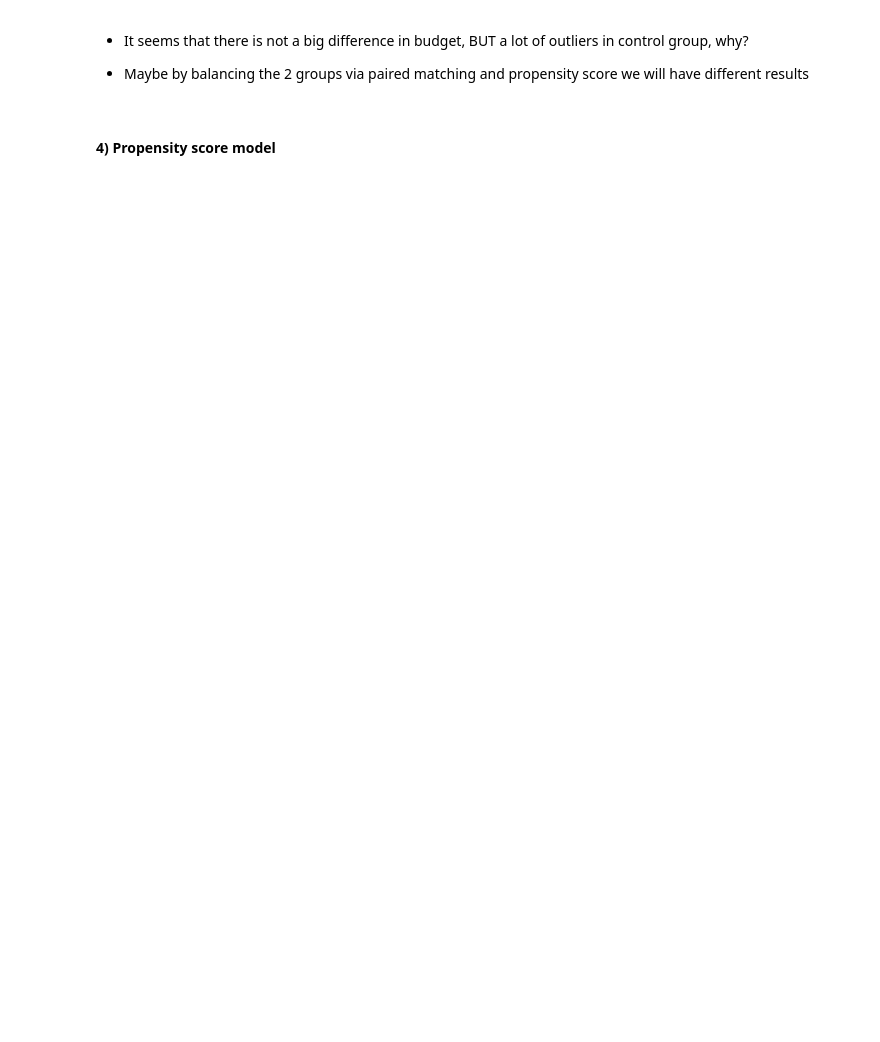
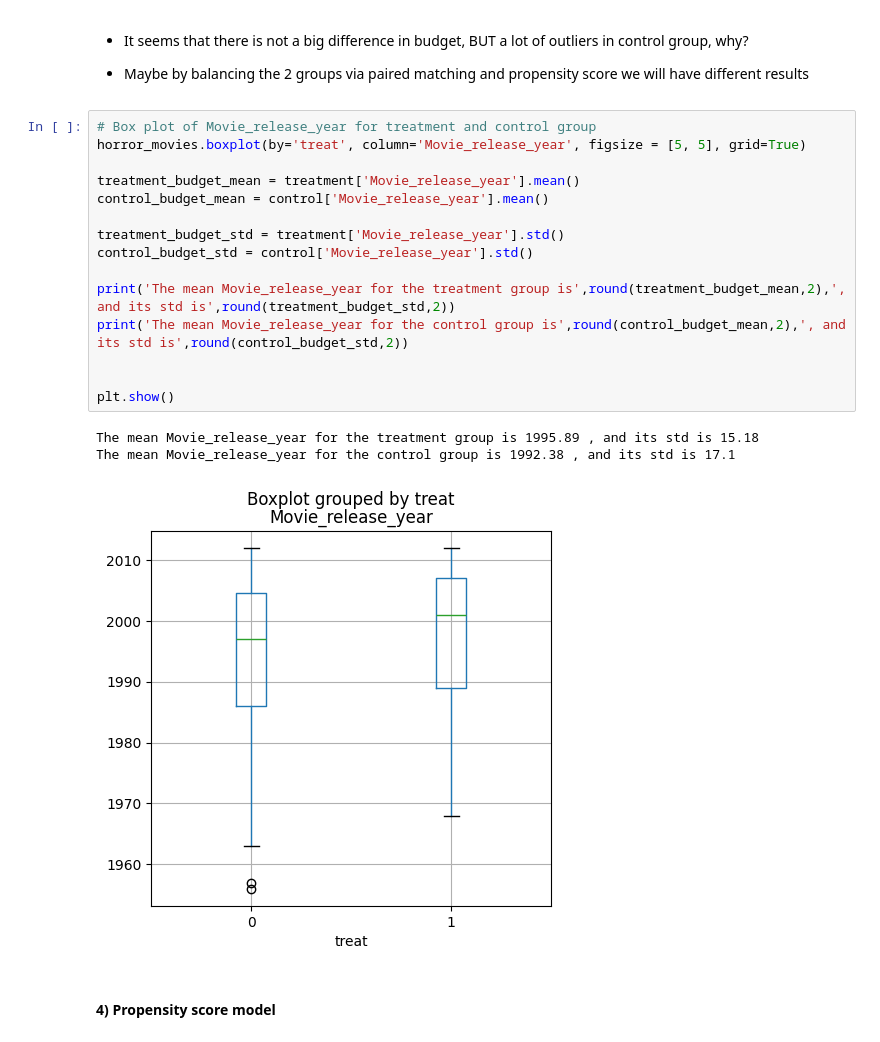
Before and after one commit to epfl-ada/ada-2023-project-dat4k, a Jupyter notebook: test_paired_matching.ipynb, the cells around one changed output. Saved outputs shown, nothing was run; the diff lists cells and outputs as text; blank space fills up the shorter version.

```diff
--- a/test_paired_matching.ipynb
+++ b/test_paired_matching.ipynb
@@ -599,6 +630,25 @@ The mean budget for the control group is 15739766.4 , and its std is 24467298.59
 * It seems that there is not a big difference in budget, BUT a lot of outliers in control group, why?
 
 * Maybe by balancing the 2 groups via paired matching and propensity score we will have different results
+# %%
+# Box plot of Movie_release_year for treatment and control group
+horror_movies.boxplot(by='treat', column='Movie_release_year', figsize = [5, 5], grid=True)
+
+treatment_budget_mean = treatment['Movie_release_year'].mean()
+control_budget_mean = control['Movie_release_year'].mean()
+
+treatment_budget_std = treatment['Movie_release_year'].std()
+control_budget_std = control['Movie_release_year'].std()
+
+print('The mean Movie_release_year for the treatment group is',round(treatment_budget_mean,2),', and its std is',round(treatment_budget_std,2))
+print('The mean Movie_release_year for the control group is',round(control_budget_mean,2),', and its std is',round(control_budget_std,2))
+
+
+plt.show()
+# %% [output]
+The mean Movie_release_year for the treatment group is 1995.89 , and its std is 15.18
+The mean Movie_release_year for the control group is 1992.38 , and its std is 17.1
+[figure, added]
 # %% [markdown]
 #### **4) Propensity score model**
 # %%
```
Also changed, not shown: parts of 43 cells of this notebook, 1 other file.
